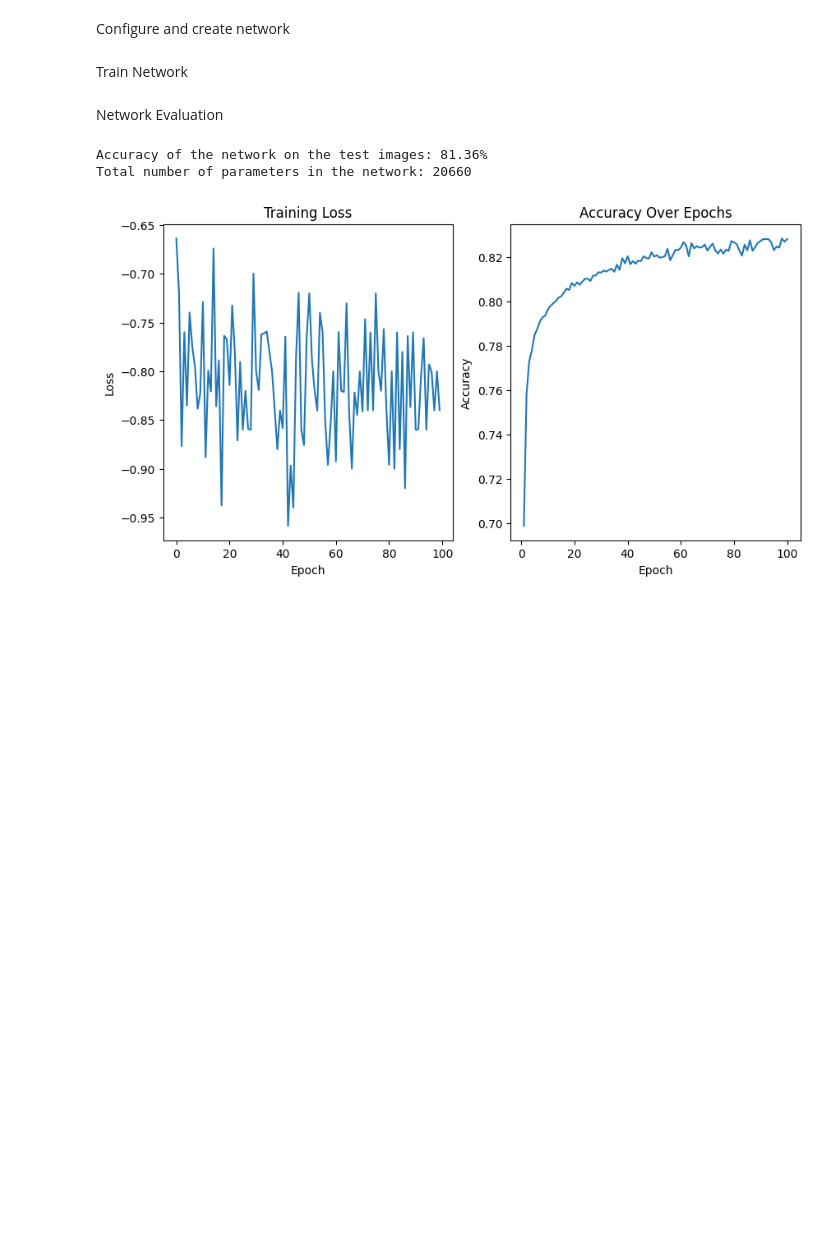
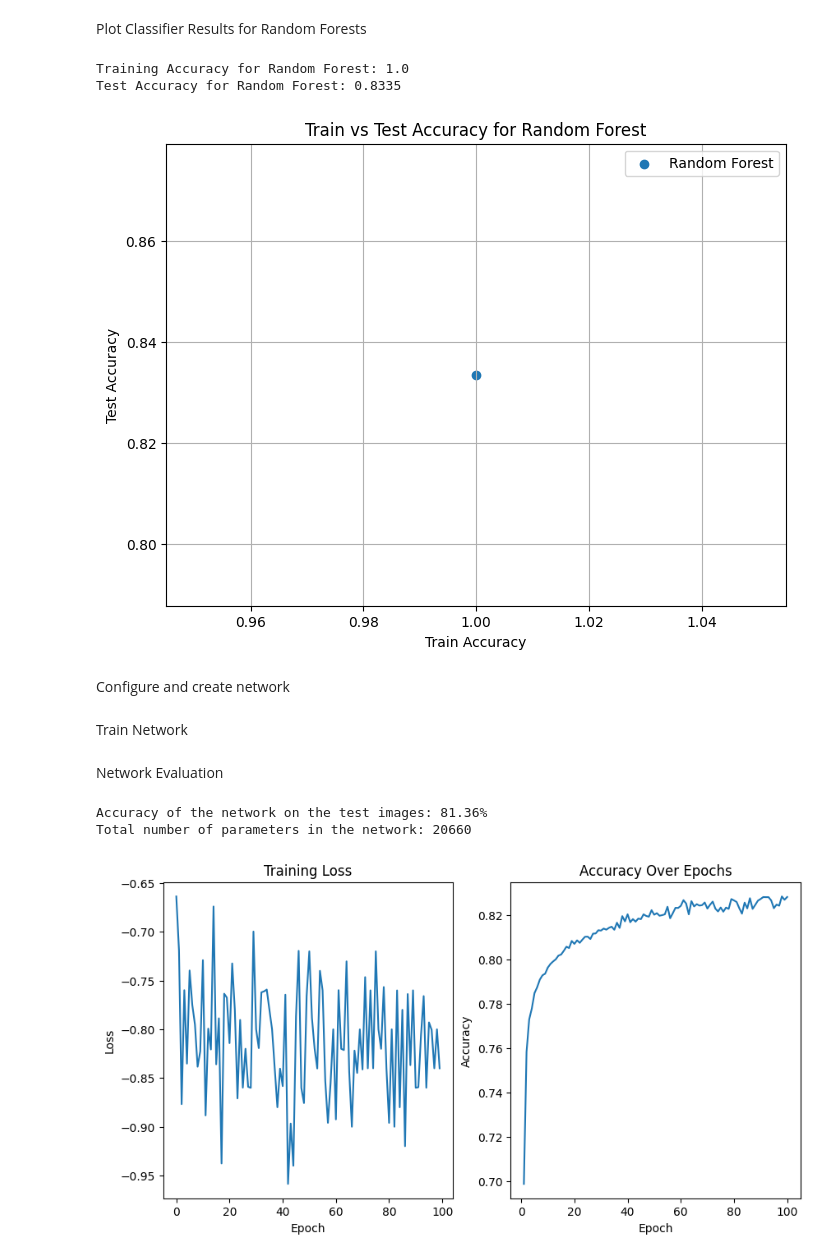
Before and after one commit to BillPapakyriakou/BillPapakyriakou, a Jupyter notebook: MachineLearning1A.ipynb, the cells around one changed output. Cells and saved outputs as stored; diff of their text form; code cells hidden in the pictures; blank space fills up the shorter version.

```diff
--- a/MachineLearning1A.ipynb
+++ b/MachineLearning1A.ipynb
@@ -111,3 +172,33 @@ for gamma in RBF_VALUES:
+# %% [markdown]
+Plot Classifier Results for Random Forests
+# %%
+# Define the model name
+model_name = "Random Forest"
+
+# Get the model from the dictionary
+model = models[model_name]
+
+# Calculate accuracy on training and test data
+train_accuracy = model.score(X_train_vectorized, y_train)
+test_accuracy = model.score(X_test_vectorized, y_test)
+
+# Print accuracy
+print(f'Training Accuracy for {model_name}: {train_accuracy}')
+print(f'Test Accuracy for {model_name}: {test_accuracy}')
+
+# Plotting the results
+plt.figure(figsize=(8, 6))
+plt.scatter(train_accuracy, test_accuracy, label=model_name)
+plt.xlabel('Train Accuracy')
+plt.ylabel('Test Accuracy')
+plt.title(f'Train vs Test Accuracy for {model_name}')
+plt.legend()
+plt.grid(True)
+plt.show()
+# %% [output]
+Training Accuracy for Random Forest: 1.0
+Test Accuracy for Random Forest: 0.8335
+[figure, added]
 # %% [markdown]
 Configure and create network
 # %%
```
Also changed, not shown: parts of 9 cells of this notebook.
